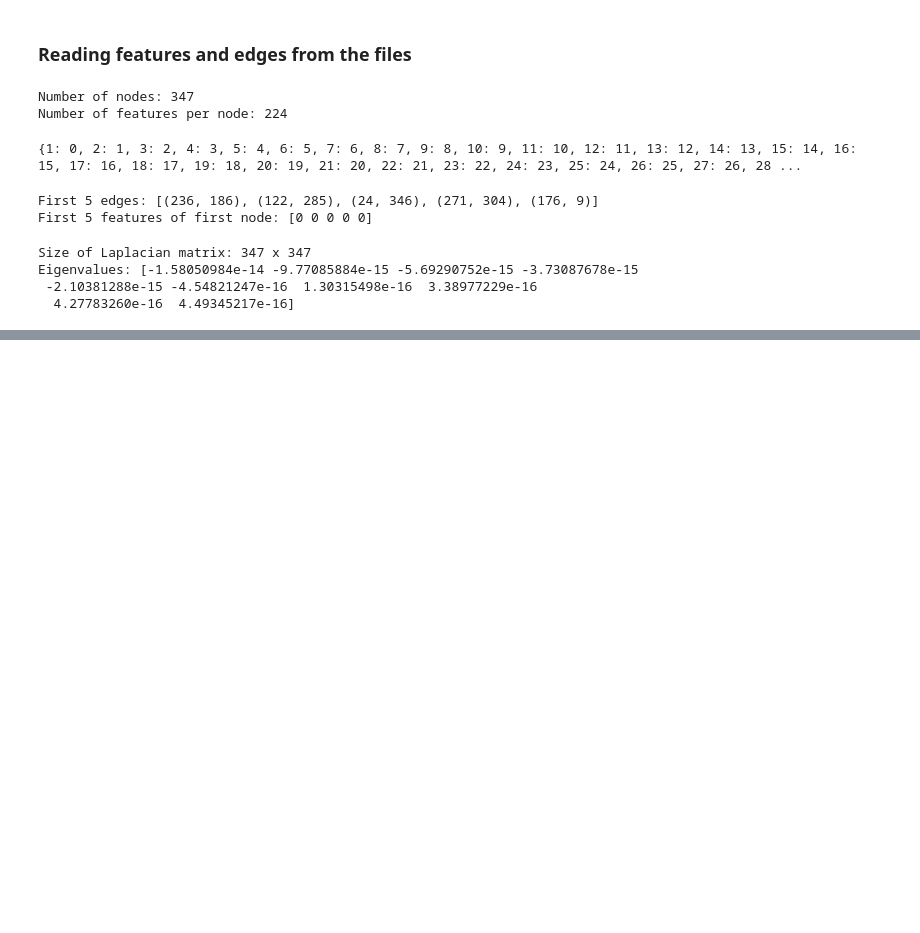
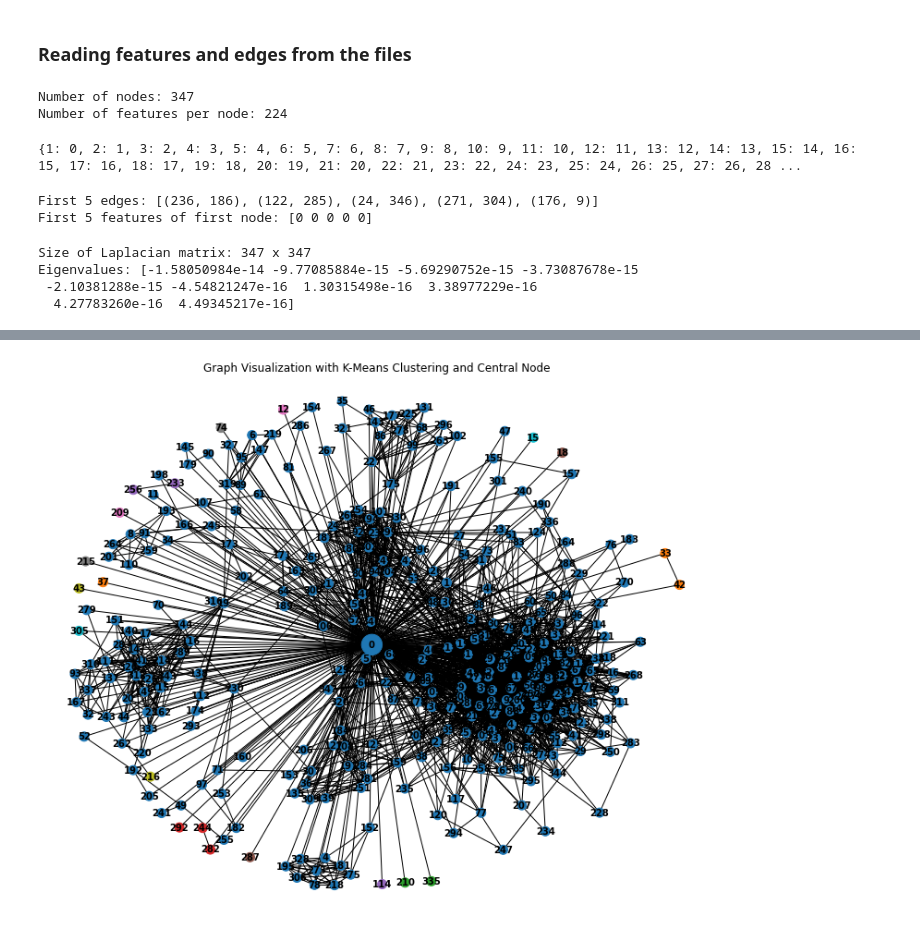
Before and after one commit to haseeb-m4235/Practical-Application-in-Identifying-Social-Networks-Through-a-Graph-Based-Dataset-, a Jupyter notebook: main.ipynb, the cells around one changed output, grey strips where cells are left out. Cells and saved outputs as stored; diff of their text form; code cells hidden in the pictures; blank space fills up the shorter version.

```diff
--- a/main.ipynb
+++ b/main.ipynb
@@ -155,4 +154,4 @@ Index of Largest Gap: 329
 # %%
 # Select the eigenvectors corresponding to the smallest k eigenvalues
-k = 2
+k = 20
 selected_eigenvectors = eigenvectors[:, :k]
@@ -163,6 +166,54 @@ from sklearn.cluster import KMeans
 kmeans = KMeans(n_clusters=k)
 kmeans.fit(selected_eigenvectors)
 labels = kmeans.labels_
+# %%
+import matplotlib.pyplot as plt
+import networkx as nx
+from sklearn.cluster import KMeans
+
+# Map the nodes from unique_nodes to their corresponding cluster labels
+node_colors = [labels[node_mapping[node]] for node in unique_nodes]
+
+# Create the graph
+G = nx.Graph()
+
+# Add edges to the graph
+G.add_edges_from(edges)
+
+# Add isolated nodes to the graph (those with no edges)
+isolated_nodes = set(unique_nodes) - set(G.nodes)
+G.add_nodes_from(isolated_nodes)
+
+# Add a central node and connect it to all other nodes
+central_node = '0'
+G.add_node(central_node)
+
+# Assign a default cluster label to the central node (e.g., choose a random label)
+default_label = 0  # Or use another strategy for default assignment
+
+# Ensure the graph nodes and node_colors are aligned
+node_colors = [labels[node_mapping[node]] for node in G.nodes if node != central_node]
+node_colors.append(default_label)  # Assign the central node a default label
+
+# Add edges from central node to all other nodes
+for node in unique_nodes:
+    G.add_edge(central_node, node)
+
+# Visualization
+plt.figure(figsize=(10, 8))
+pos = nx.spring_layout(G, seed=42)
+
+# Adjust node size to make the central node bigger
+node_size = [500 if node == central_node else 100 for node in G.nodes]
+
+# Draw the graph with node colors based on the clusters
+nx.draw(G, pos, with_labels=True, node_color=node_colors, cmap=plt.cm.get_cmap("tab10", k),
+        node_size=node_size, font_size=10, font_weight='bold')
+
+plt.title("Graph Visualization with K-Means Clustering and Central Node")
+plt.show()
+# %% [output]
+[figure, added]
 # %%
 # Visualization
 G = nx.Graph()
```
Also changed, not shown: parts of 4 cells of this notebook.
